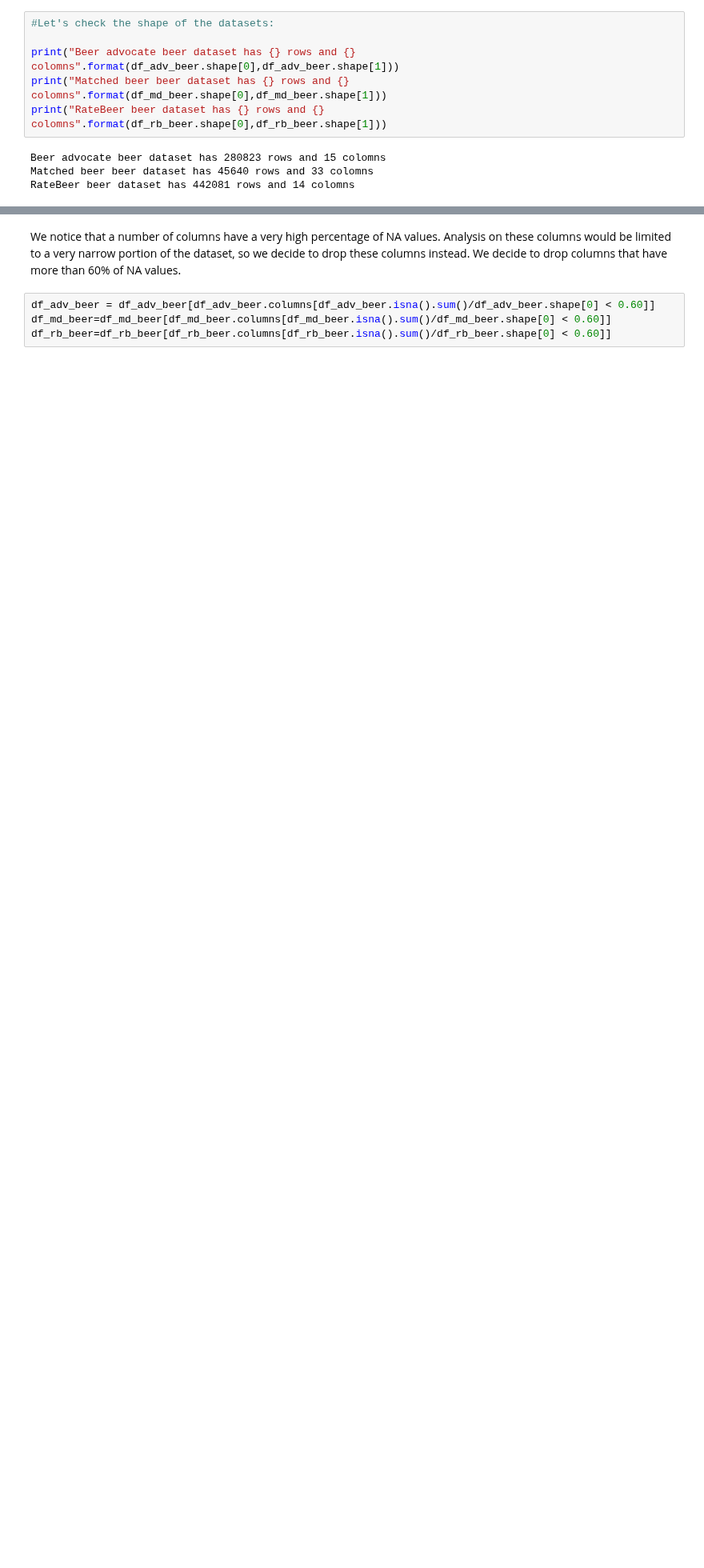
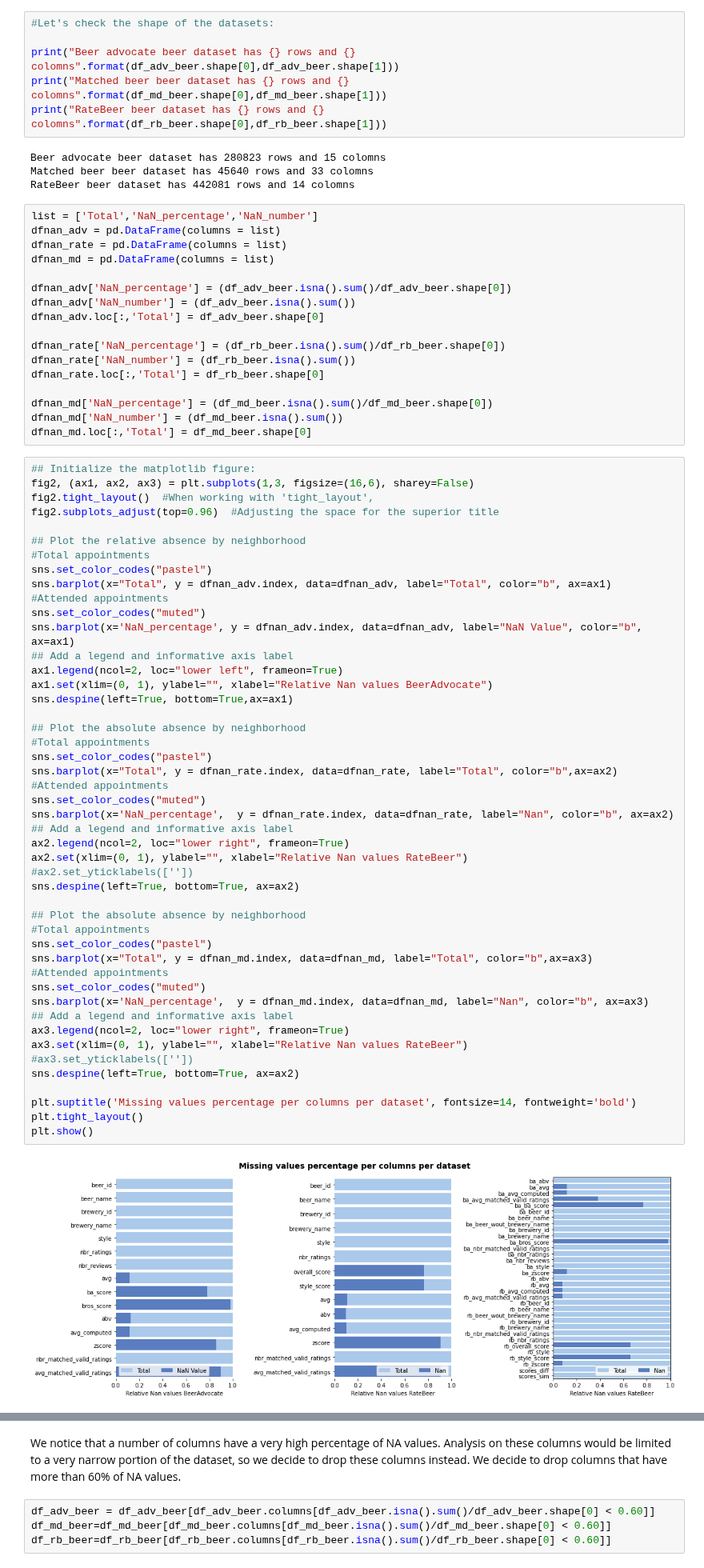
Before and after one commit to epfl-ada/ada-2022-project-hotchocolate, a Jupyter notebook: Notebook.ipynb, the cells around one changed output, grey strips where cells are left out. Shown at 80% size. Cells and saved outputs as stored; diff of their text form; blank space fills up the shorter version.

Commit message:
sns barn graphs nan values for the 3 dataset

```diff
--- a/Notebook.ipynb
+++ b/Notebook.ipynb
@@ -129,6 +128,72 @@ print("RateBeer beer dataset has {} rows and {} colomns".format(df_rb_beer.shape
 Beer advocate beer dataset has 280823 rows and 15 colomns
 Matched beer beer dataset has 45640 rows and 33 colomns
 RateBeer beer dataset has 442081 rows and 14 colomns
+# %%
+list = ['Total','NaN_percentage','NaN_number']
+dfnan_adv = pd.DataFrame(columns = list)
+dfnan_rate = pd.DataFrame(columns = list)
+dfnan_md = pd.DataFrame(columns = list)
+
+dfnan_adv['NaN_percentage'] = (df_adv_beer.isna().sum()/df_adv_beer.shape[0])
+dfnan_adv['NaN_number'] = (df_adv_beer.isna().sum())
+dfnan_adv.loc[:,'Total'] = df_adv_beer.shape[0]
+
+dfnan_rate['NaN_percentage'] = (df_rb_beer.isna().sum()/df_rb_beer.shape[0])
+dfnan_rate['NaN_number'] = (df_rb_beer.isna().sum())
+dfnan_rate.loc[:,'Total'] = df_rb_beer.shape[0]
+
+dfnan_md['NaN_percentage'] = (df_md_beer.isna().sum()/df_md_beer.shape[0])
+dfnan_md['NaN_number'] = (df_md_beer.isna().sum())
+dfnan_md.loc[:,'Total'] = df_md_beer.shape[0]
+# %%
+## Initialize the matplotlib figure:
+fig2, (ax1, ax2, ax3) = plt.subplots(1,3, figsize=(16,6), sharey=False)
+fig2.tight_layout()  #When working with 'tight_layout',
+fig2.subplots_adjust(top=0.96)  #Adjusting the space for the superior title
+
+## Plot the relative absence by neighborhood
+#Total appointments
+sns.set_color_codes("pastel")
+sns.barplot(x="Total", y = dfnan_adv.index, data=dfnan_adv, label="Total", color="b", ax=ax1)
+#Attended appointments
+sns.set_color_codes("muted")
+sns.barplot(x='NaN_percentage', y = dfnan_adv.index, data=dfnan_adv, label="NaN Value", color="b", ax=ax1)
+## Add a legend and informative axis label
+ax1.legend(ncol=2, loc="lower left", frameon=True)
+ax1.set(xlim=(0, 1), ylabel="", xlabel="Relative Nan values BeerAdvocate")
+sns.despine(left=True, bottom=True,ax=ax1)
+
+## Plot the absolute absence by neighborhood
+#Total appointments
+sns.set_color_codes("pastel")
+sns.barplot(x="Total", y = dfnan_rate.index, data=dfnan_rate, label="Total", color="b",ax=ax2)
+#Attended appointments
+sns.set_color_codes("muted")
+sns.barplot(x='NaN_percentage',  y = dfnan_rate.index, data=dfnan_rate, label="Nan", color="b", ax=ax2)
+## Add a legend and informative axis label
+ax2.legend(ncol=2, loc="lower right", frameon=True)
+ax2.set(xlim=(0, 1), ylabel="", xlabel="Relative Nan values RateBeer")
+#ax2.set_yticklabels([''])
+sns.despine(left=True, bottom=True, ax=ax2)
+
+## Plot the absolute absence by neighborhood
+#Total appointments
+sns.set_color_codes("pastel")
+sns.barplot(x="Total", y = dfnan_md.index, data=dfnan_md, label="Total", color="b",ax=ax3)
+#Attended appointments
+sns.set_color_codes("muted")
+sns.barplot(x='NaN_percentage',  y = dfnan_md.index, data=dfnan_md, label="Nan", color="b", ax=ax3)
+## Add a legend and informative axis label
+ax3.legend(ncol=2, loc="lower right", frameon=True)
+ax3.set(xlim=(0, 1), ylabel="", xlabel="Relative Nan values RateBeer")
+#ax3.set_yticklabels([''])
+sns.despine(left=True, bottom=True, ax=ax2)
+
+plt.suptitle('Missing values percentage per columns per dataset', fontsize=14, fontweight='bold')
+plt.tight_layout()
+plt.show()
+# %% [output]
+[figure, added]
 # %%
 #We plot heatmaps for each dataset showing in white where there are NaN values (black: no NaN values)
 
```
Also changed, not shown: parts of 2 cells of this notebook.
